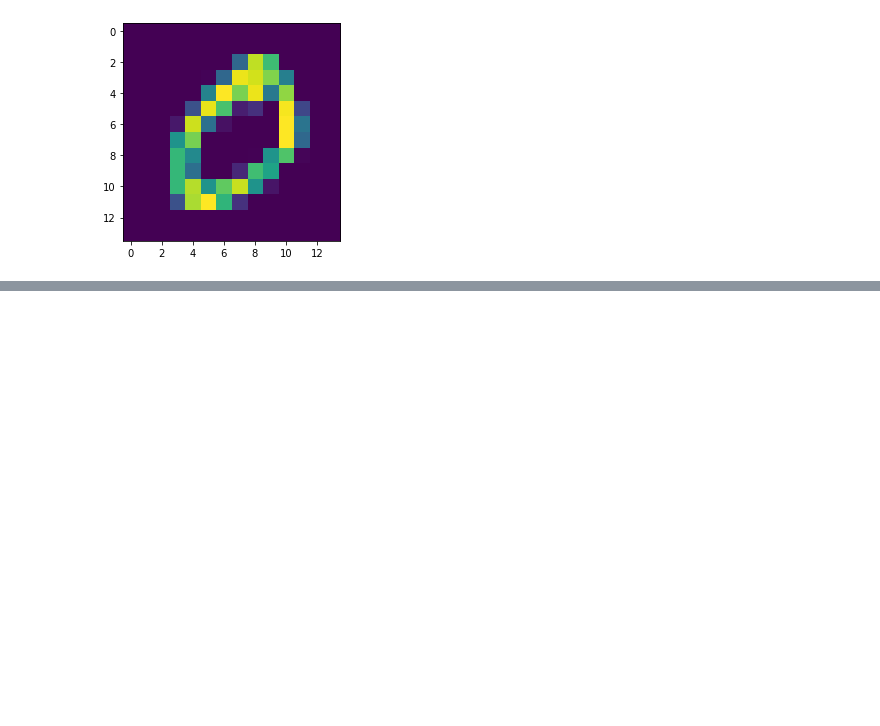
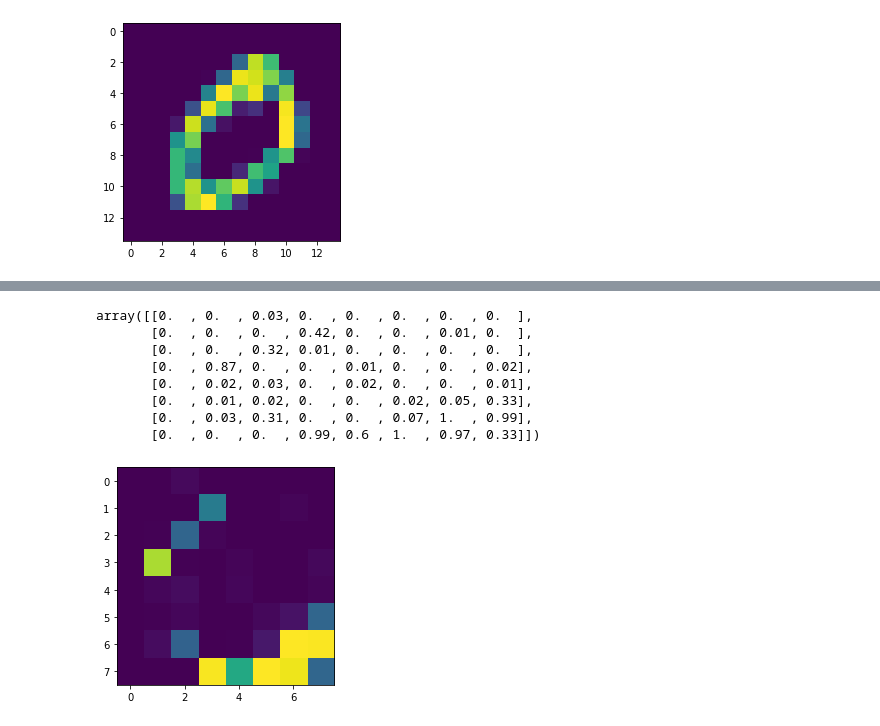
Before and after one commit to 8const/convnet, a Jupyter notebook: Untitled.ipynb, the cells around one changed output, grey strips where cells are left out. Cells and saved outputs as stored; diff of their text form; code cells hidden in the pictures; blank space fills up the shorter version.

Commit message:
second conv layer

```diff
--- a/Untitled.ipynb
+++ b/Untitled.ipynb
@@ -152,0 +145,25 @@ IndexError: list index out of range
+# %%
+k2 = [[np.random.uniform(low=-1.0, high=1.0, size=(5, 5)) for _ in range(6)] for _ in range(12)]
+b2 = np.array([np.random.uniform(low=-1.0, high=1.0, size=(8,8)) for _ in range(12)])
+
+#seems to be right
+def second_conv_layer_el(k):
+    result = np.zeros((8,8))
+    for i in range(len(s1)):
+        for j in range(len(k2[k])):
+            result += convolution(s1[i], k2[k][i])
+    return sig(result + b2[k])
+
+Q = second_conv_layer_el(1)
+imshow(Q)
+Q.round(2)
+# %% [output]
+array([[0.  , 0.  , 0.03, 0.  , 0.  , 0.  , 0.  , 0.  ],
+       [0.  , 0.  , 0.  , 0.42, 0.  , 0.  , 0.01, 0.  ],
+       [0.  , 0.  , 0.32, 0.01, 0.  , 0.  , 0.  , 0.  ],
+       [0.  , 0.87, 0.  , 0.  , 0.01, 0.  , 0.  , 0.02],
+       [0.  , 0.02, 0.03, 0.  , 0.02, 0.  , 0.  , 0.01],
+       [0.  , 0.01, 0.02, 0.  , 0.  , 0.02, 0.05, 0.33],
+       [0.  , 0.03, 0.31, 0.  , 0.  , 0.07, 1.  , 0.99],
+       [0.  , 0.  , 0.  , 0.99, 0.6 , 1.  , 0.97, 0.33]])
+[figure, added]
```
Also changed, not shown: parts of 9 cells of this notebook.
